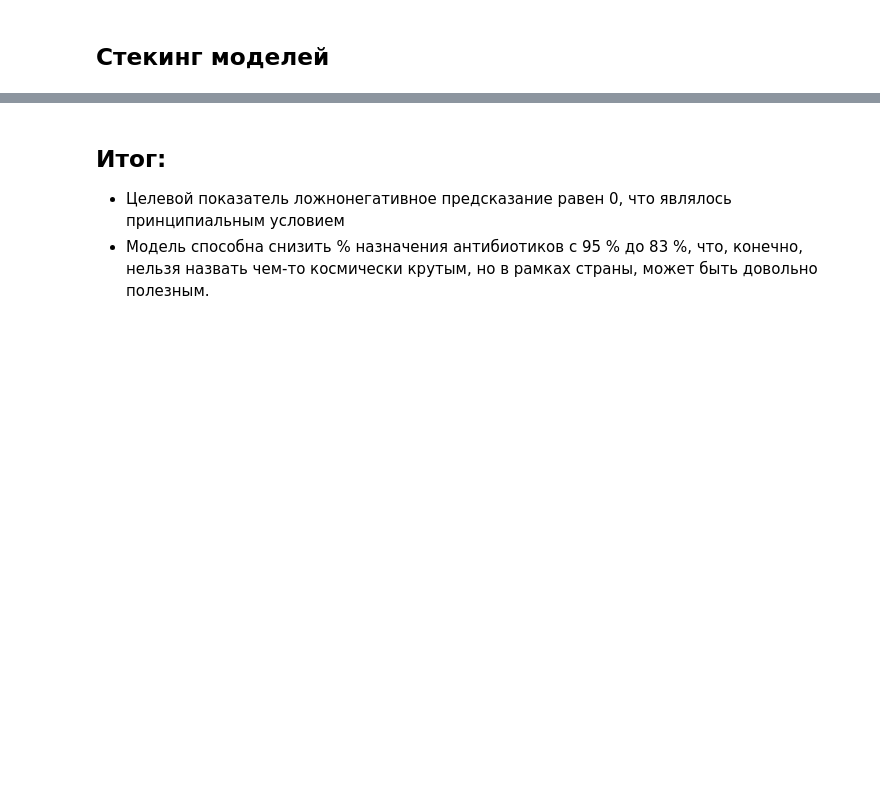
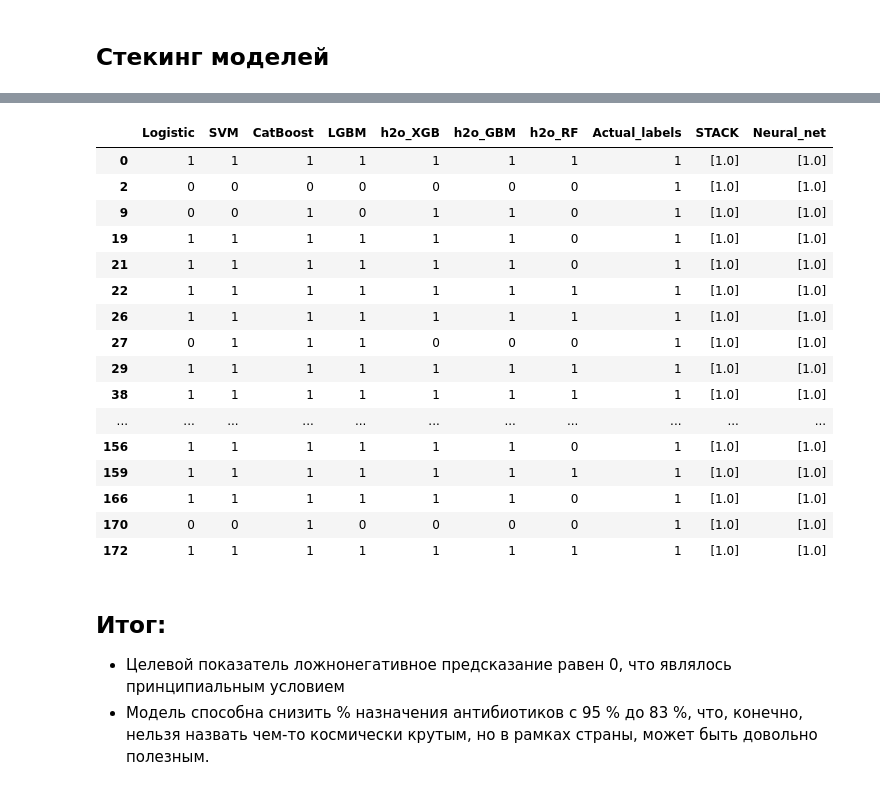
Before and after one commit to AlexAlexeyuk/Alexander.Alexeyuk, a Jupyter notebook: Копия_блокнота_"Обучение_модели_и_выводы_ipynb".ipynb, the cells around one changed output, grey strips where cells are left out. Saved outputs shown, nothing was run; the diff lists cells and outputs as text; code cells hidden in the pictures; blank space fills up the shorter version.

```diff
--- a/Копия_блокнота_"Обучение_модели_и_выводы_ipynb".ipynb
+++ b/Копия_блокнота_"Обучение_модели_и_выводы_ipynb".ipynb
@@ -927,7 +1074,7 @@ test_predictions_resampled = resampled_model.predict(np.array(X_test),
                                                      batch_size=BATCH_SIZE)
 # %%
 test_predictions_resampled = list(map(lambda x:
-                                      np.round(x +.5) if x >=.45  # определение порога "перехода" к лейблу 1
+                                      np.round(x +.5) if x >=.5  # определение порога "перехода" к лейблу 1
                                       else x, test_predictions_resampled))
 # %%
 # определил предсказанное значение как признак
@@ -952,3 +1106,23 @@ plot_cm(Y_test, test_matrix['STACK'])
+# %%
+test_matrix[test_matrix['Actual_labels'] == 1]
+# %% [output]
+|  | Logistic | SVM | CatBoost | LGBM | h2o_XGB | h2o_GBM | h2o_RF | Actual_labels | STACK | Neural_net |
+| 0 | 1 | 1 | 1 | 1 | 1 | 1 | 1 | 1 | [1.0] | [1.0] |
+| 2 | 0 | 0 | 0 | 0 | 0 | 0 | 0 | 1 | [1.0] | [1.0] |
+| 9 | 0 | 0 | 1 | 0 | 1 | 1 | 0 | 1 | [1.0] | [1.0] |
+| 19 | 1 | 1 | 1 | 1 | 1 | 1 | 0 | 1 | [1.0] | [1.0] |
+| 21 | 1 | 1 | 1 | 1 | 1 | 1 | 0 | 1 | [1.0] | [1.0] |
+| 22 | 1 | 1 | 1 | 1 | 1 | 1 | 1 | 1 | [1.0] | [1.0] |
+| 26 | 1 | 1 | 1 | 1 | 1 | 1 | 1 | 1 | [1.0] | [1.0] |
+| 27 | 0 | 1 | 1 | 1 | 0 | 0 | 0 | 1 | [1.0] | [1.0] |
+| 29 | 1 | 1 | 1 | 1 | 1 | 1 | 1 | 1 | [1.0] | [1.0] |
+| 38 | 1 | 1 | 1 | 1 | 1 | 1 | 1 | 1 | [1.0] | [1.0] |
+| ... | ... | ... | ... | ... | ... | ... | ... | ... | ... | ... |
+| 156 | 1 | 1 | 1 | 1 | 1 | 1 | 0 | 1 | [1.0] | [1.0] |
+| 159 | 1 | 1 | 1 | 1 | 1 | 1 | 1 | 1 | [1.0] | [1.0] |
+| 166 | 1 | 1 | 1 | 1 | 1 | 1 | 0 | 1 | [1.0] | [1.0] |
+| 170 | 0 | 0 | 1 | 0 | 0 | 0 | 0 | 1 | [1.0] | [1.0] |
+| 172 | 1 | 1 | 1 | 1 | 1 | 1 | 1 | 1 | [1.0] | [1.0] |
 # %% [markdown]
 ## Итог:
 
```
Also changed, not shown: parts of 17 cells of this notebook.
